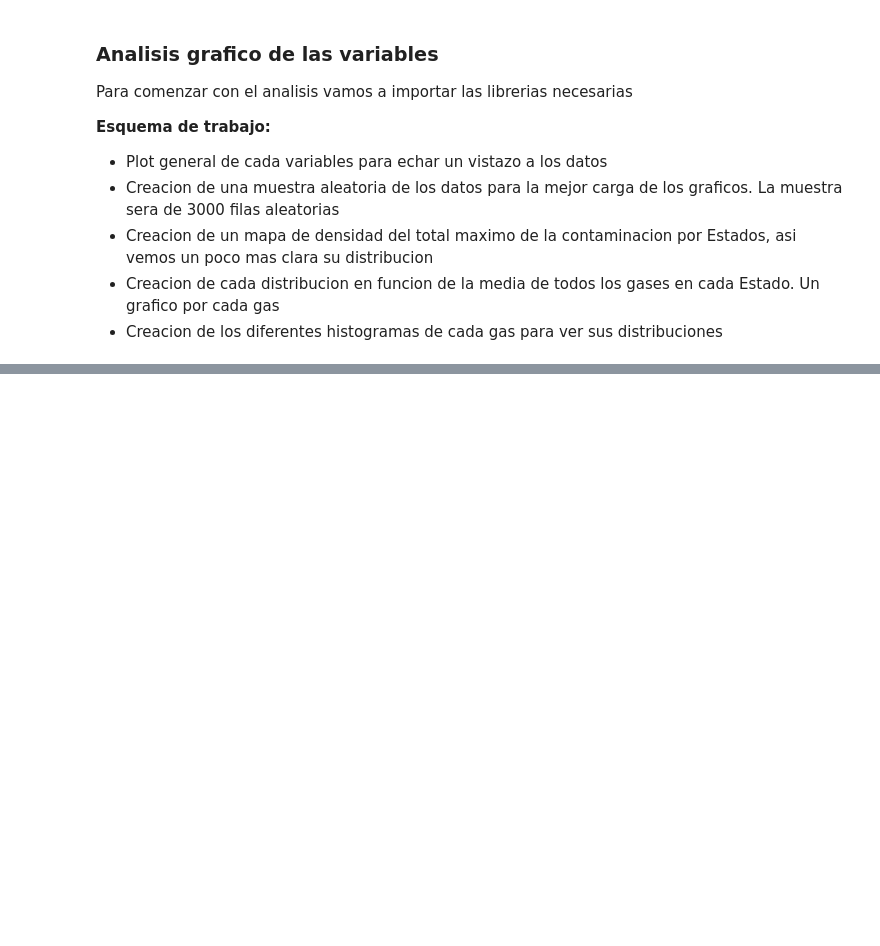
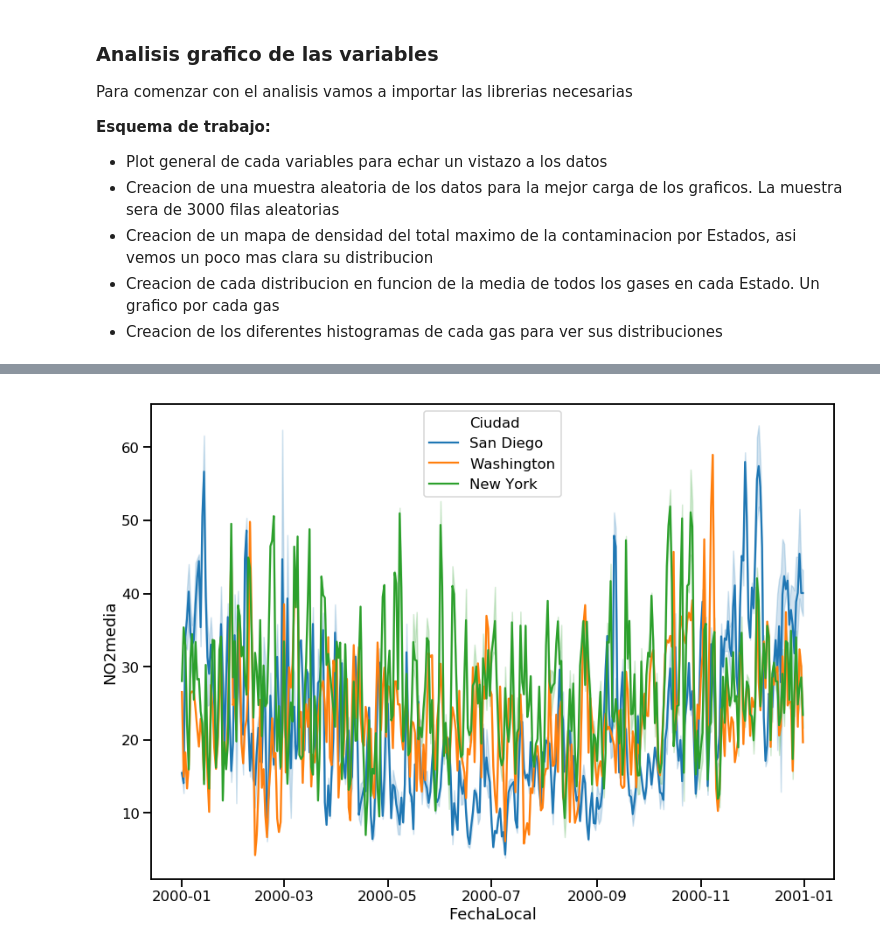
Before and after one commit to PaulaModet/Data_Visualization_EAE_Python, a Jupyter notebook: Pollution.ipynb, the cells around one changed output, grey strips where cells are left out. Saved outputs shown, nothing was run; the diff lists cells and outputs as text; code cells hidden in the pictures; blank space fills up the shorter version.

```diff
--- a/Pollution.ipynb
+++ b/Pollution.ipynb
@@ -195,0 +358,8 @@ distCO = sns.distplot(dat.COmedia)
+# %%
+ciu = p[p['Ciudad'].isin(['Washington', 'New York', 'San Diego'])]
+
+f = ciu[pd.DatetimeIndex(ciu.FechaLocal).year == 2000]
+
+out00 = sns.lineplot(x='FechaLocal', y='NO2media', data=f, hue= 'Ciudad')
+# %% [output]
+[figure, added]
```
Also changed, not shown: parts of 35 cells of this notebook.
